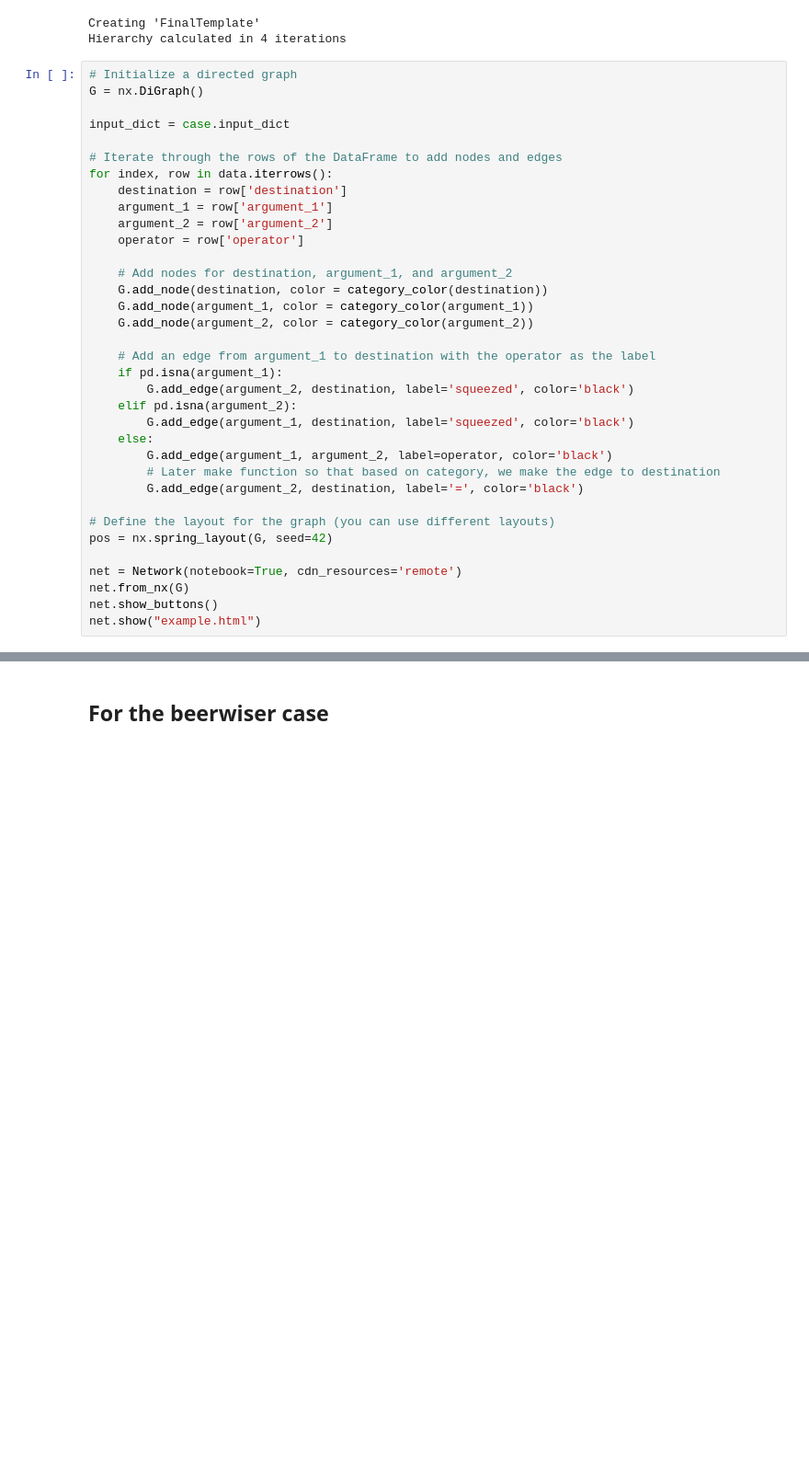
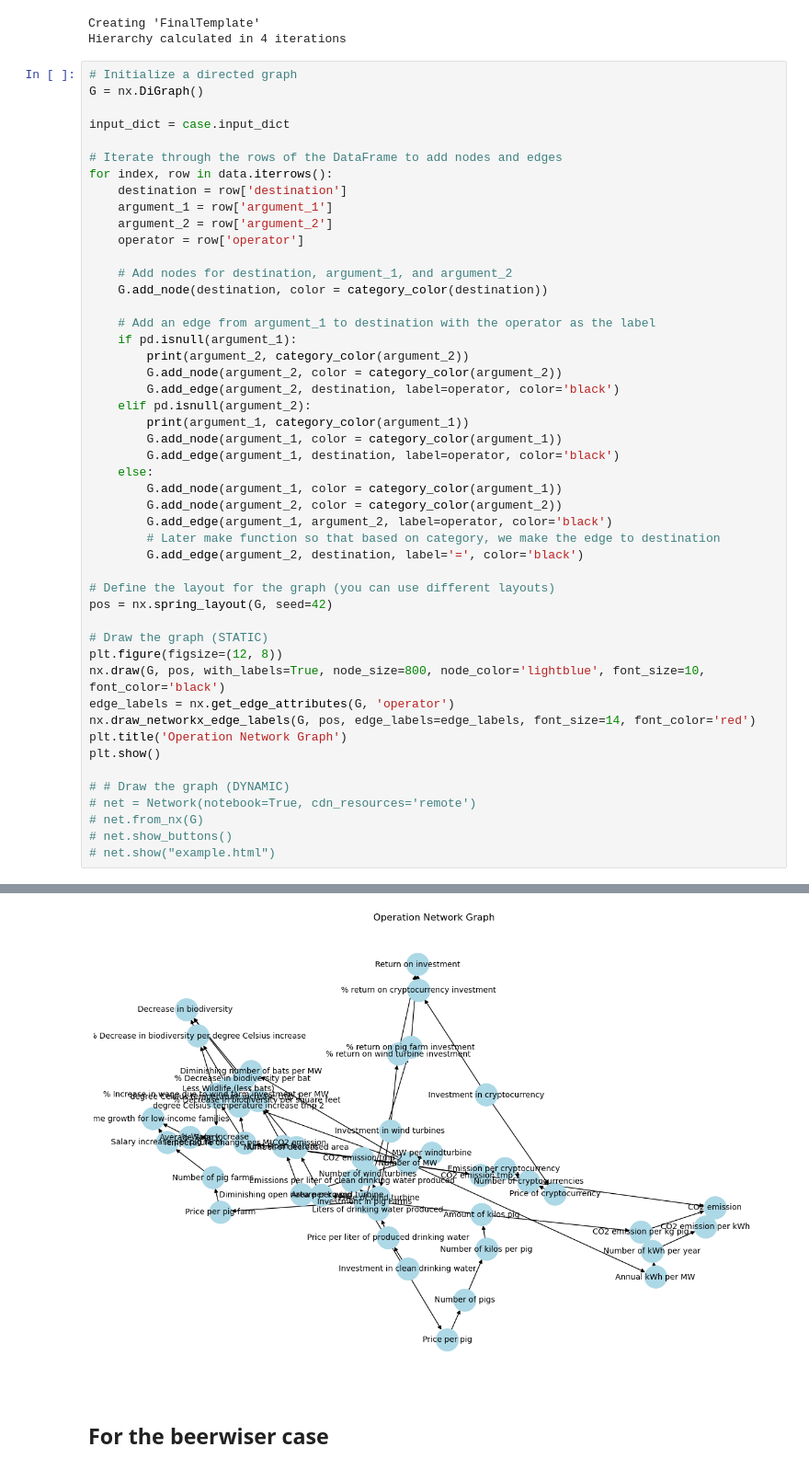
Before and after one commit to ymmath/trbs, a Jupyter notebook: model/dependency_tree_playground.ipynb, the cells around one changed output, grey strips where cells are left out. Shown at 92% size. Cells and saved outputs as stored; diff of their text form; blank space fills up the shorter version.

```diff
--- a/model/dependency_tree_playground.ipynb
+++ b/model/dependency_tree_playground.ipynb
@@ -219,15 +178,19 @@ for index, row in data.iterrows():
 
     # Add nodes for destination, argument_1, and argument_2
     G.add_node(destination, color = category_color(destination))
-    G.add_node(argument_1, color = category_color(argument_1))
-    G.add_node(argument_2, color = category_color(argument_2))
 
     # Add an edge from argument_1 to destination with the operator as the label
-    if pd.isna(argument_1):
-        G.add_edge(argument_2, destination, label='squeezed', color='black')
-    elif pd.isna(argument_2):
-        G.add_edge(argument_1, destination, label='squeezed', color='black')
+    if pd.isnull(argument_1):
+        print(argument_2, category_color(argument_2))
+        G.add_node(argument_2, color = category_color(argument_2))
+        G.add_edge(argument_2, destination, label=operator, color='black')
+    elif pd.isnull(argument_2):
+        print(argument_1, category_color(argument_1))
+        G.add_node(argument_1, color = category_color(argument_1))
+        G.add_edge(argument_1, destination, label=operator, color='black')
     else:
+        G.add_node(argument_1, color = category_color(argument_1))
+        G.add_node(argument_2, color = category_color(argument_2))
         G.add_edge(argument_1, argument_2, label=operator, color='black')
         # Later make function so that based on category, we make the edge to destination
         G.add_edge(argument_2, destination, label='=', color='black')
@@ -235,8 +198,17 @@ for index, row in data.iterrows():
 # Define the layout for the graph (you can use different layouts)
 pos = nx.spring_layout(G, seed=42)
 
-net = Network(notebook=True, cdn_resources='remote')
-net.from_nx(G)
-net.show_buttons()
-net.show("example.html")
+# Draw the graph (STATIC)
+plt.figure(figsize=(12, 8))
+nx.draw(G, pos, with_labels=True, node_size=800, node_color='lightblue', font_size=10, font_color='black')
+edge_labels = nx.get_edge_attributes(G, 'operator')
+nx.draw_networkx_edge_labels(G, pos, edge_labels=edge_labels, font_size=14, font_color='red')
+plt.title('Operation Network Graph')
+plt.show()
+
+# # Draw the graph (DYNAMIC)
+# net = Network(notebook=True, cdn_resources='remote')
+# net.from_nx(G)
+# net.show_buttons()
+# net.show("example.html")
 # %% [output]
@@ -245,3 +215,4 @@ example.html
+[figure, added]
 # %% [markdown]
 ## For the beerwiser case
 # %%
```
Also changed, not shown: parts of 22 cells of this notebook.
